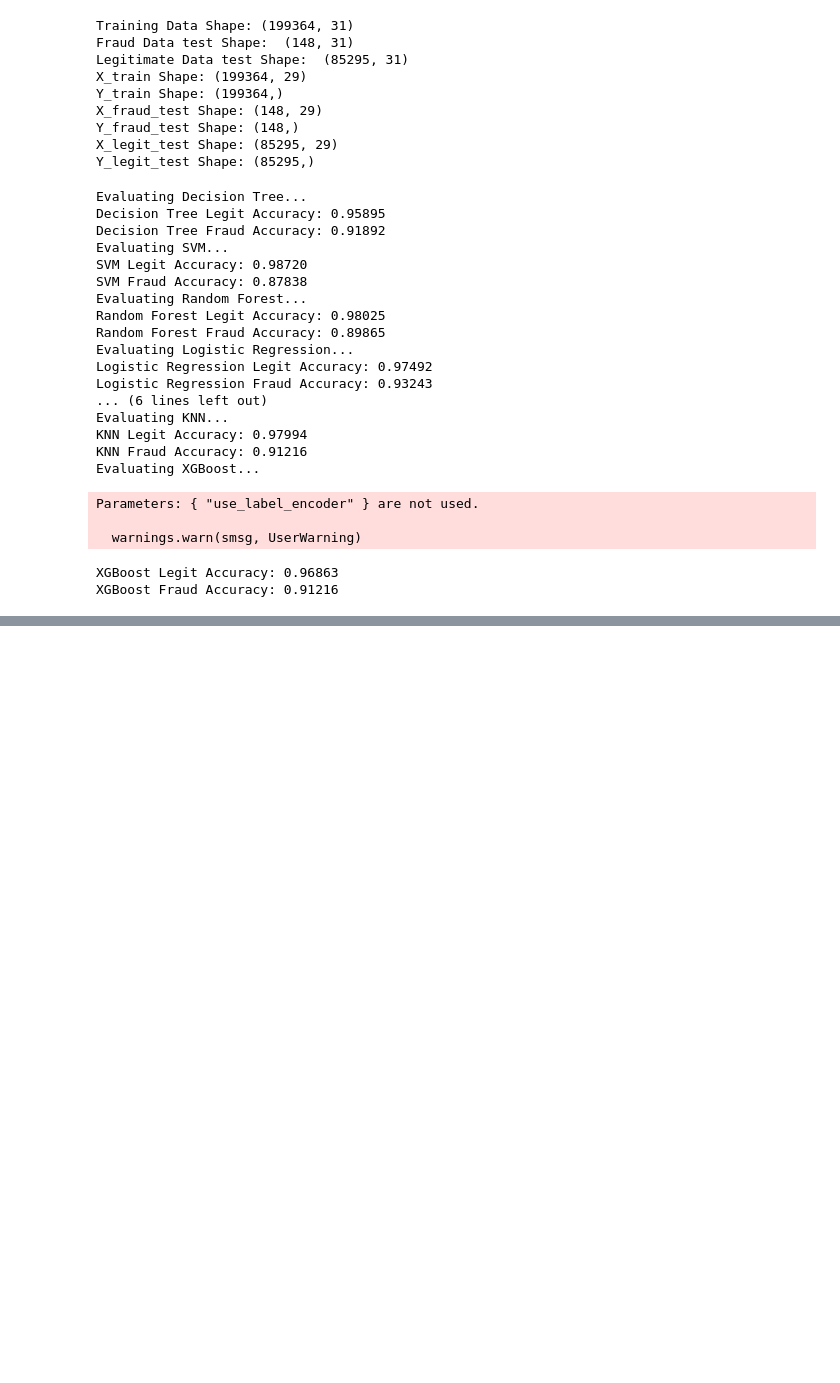
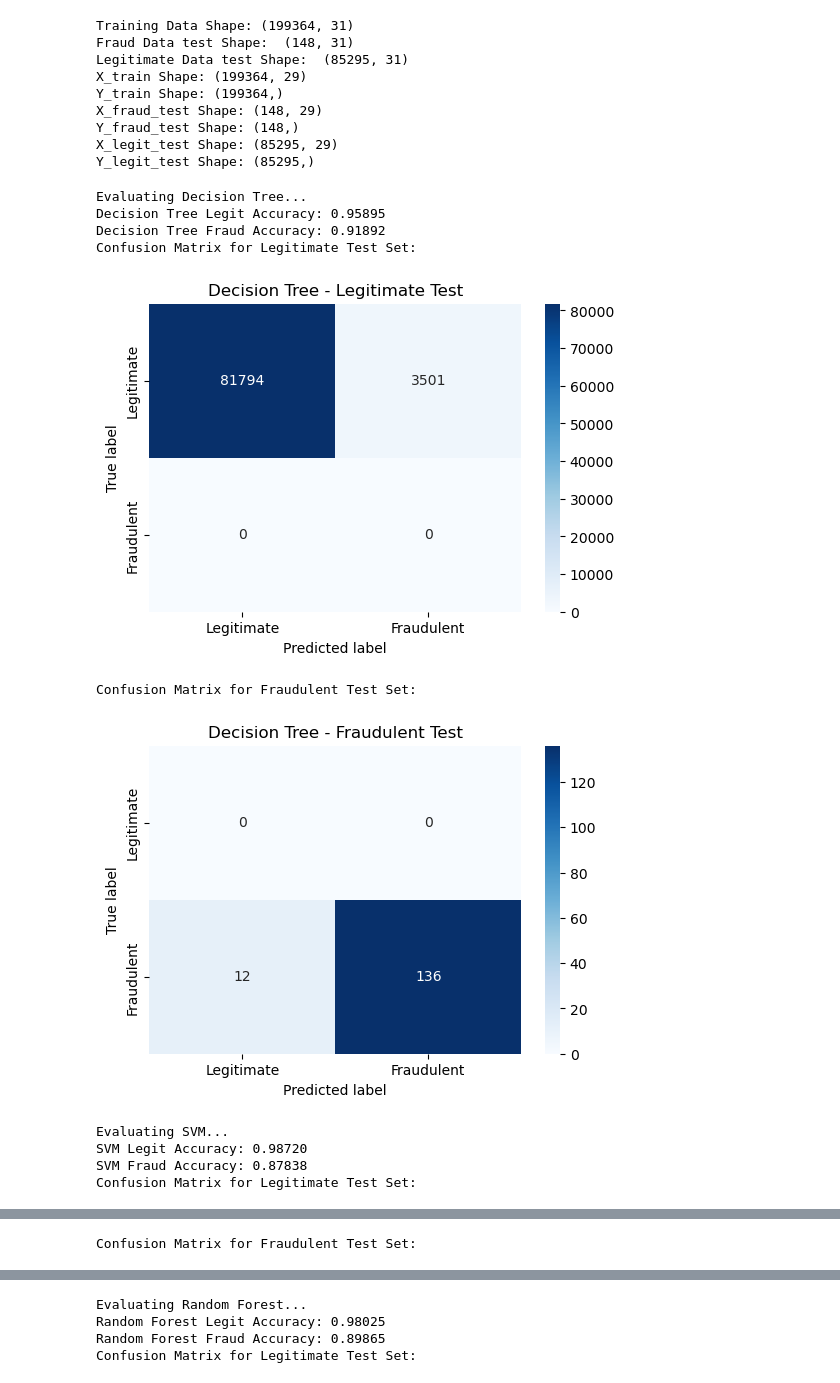
Before and after one commit to sahilf637/PR_201, a Jupyter notebook: Files/UnderSampling.ipynb, the cells around one changed output, grey strips where cells are left out. Cells and saved outputs as stored; diff of their text form; code cells hidden in the pictures; blank space fills up the shorter version.

```diff
--- a/Files/UnderSampling.ipynb
+++ b/Files/UnderSampling.ipynb
@@ -124,38 +156,38 @@ models = {
     "XGBoost": XGBClassifier(use_label_encoder=False, eval_metric='logloss', random_state=42)
 }
 # %%
-# Using Random Undersampling (RUS)
 from imblearn.under_sampling import RandomUnderSampler
 
+# Perform random undersampling
 rus = RandomUnderSampler(random_state=42)
 x_train_rus, y_train_rus = rus.fit_resample(x_train, y_train)
 
 results_rus = {}
 for model_name, model in models.items():
     print(f"Evaluating {model_name}...")
+
+    # Evaluate the model using the undersampled data
     results_rus[model_name] = evaluate_model(model, x_train_rus, y_train_rus, x_legit_test, y_legit_test, x_fraud_test, y_fraud_test)
+
     print(f"{model_name} Legit Accuracy: {results_rus[model_name]['accuracy_legit']:.5f}")
     print(f"{model_name} Fraud Accuracy: {results_rus[model_name]['accuracy_fraud']:.5f}")
+
+    # Access and plot confusion matrix for legitimate test set
+    print(f"Confusion Matrix for Legitimate Test Set:")
+    plot_confusion_matrix(results_rus[model_name]['confusion_matrix_legit'], title=f'{model_name} - Legitimate Test')
+
+    # Access and plot confusion matrix for fraudulent test set
+    print(f"Confusion Matrix for Fraudulent Test Set:")
+    plot_confusion_matrix(results_rus[model_name]['confusion_matrix_fraud'], title=f'{model_name} - Fraudulent Test')
 # %% [output]
 Evaluating Decision Tree...
 Decision Tree Legit Accuracy: 0.95895
 Decision Tree Fraud Accuracy: 0.91892
-Evaluating SVM...
-SVM Legit Accuracy: 0.98720
-SVM Fraud Accuracy: 0.87838
-Evaluating Random Forest...
-Random Forest Legit Accuracy: 0.98025
-Random Forest Fraud Accuracy: 0.89865
-Evaluating Logistic Regression...
-Logistic Regression Legit Accuracy: 0.97492
-Logistic Regression Fraud Accuracy: 0.93243
-... (6 lines left out)
-Evaluating KNN...
-KNN Legit Accuracy: 0.97994
-KNN Fraud Accuracy: 0.91216
-Evaluating XGBoost...
+Confusion Matrix for Legitimate Test Set:
+[figure, added]
-Parameters: { "use_label_encoder" } are not used.
-
-  warnings.warn(smsg, UserWarning)
+Confusion Matrix for Fraudulent Test Set:
+[figure, added]
-XGBoost Legit Accuracy: 0.96863
-XGBoost Fraud Accuracy: 0.91216
+Evaluating SVM...
+SVM Legit Accuracy: 0.98720
+SVM Fraud Accuracy: 0.87838
+Confusion Matrix for Legitimate Test Set:
@@ -161,0 +195 @@ XGBoost Fraud Accuracy: 0.91216
+Confusion Matrix for Fraudulent Test Set:
@@ -161,0 +197,4 @@ XGBoost Fraud Accuracy: 0.91216
+Evaluating Random Forest...
+Random Forest Legit Accuracy: 0.98025
+Random Forest Fraud Accuracy: 0.89865
+Confusion Matrix for Legitimate Test Set:
```
Also changed, not shown: parts of 14 cells of this notebook, 3 other files.
